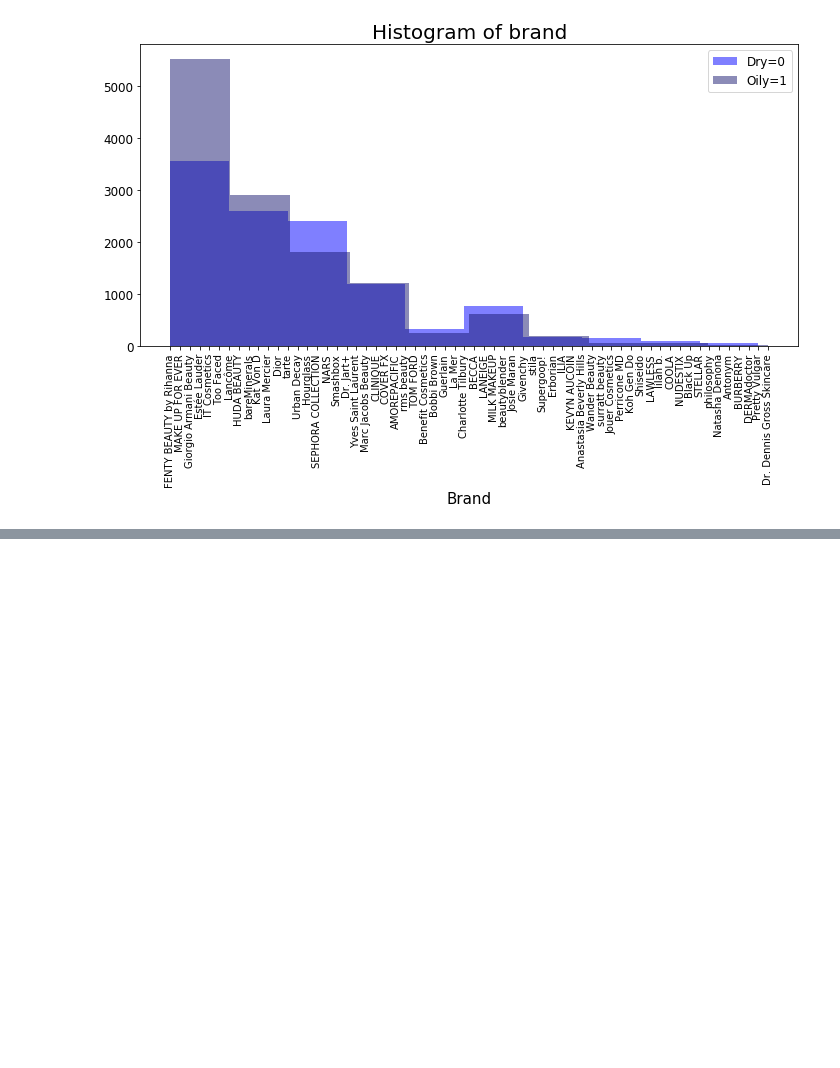
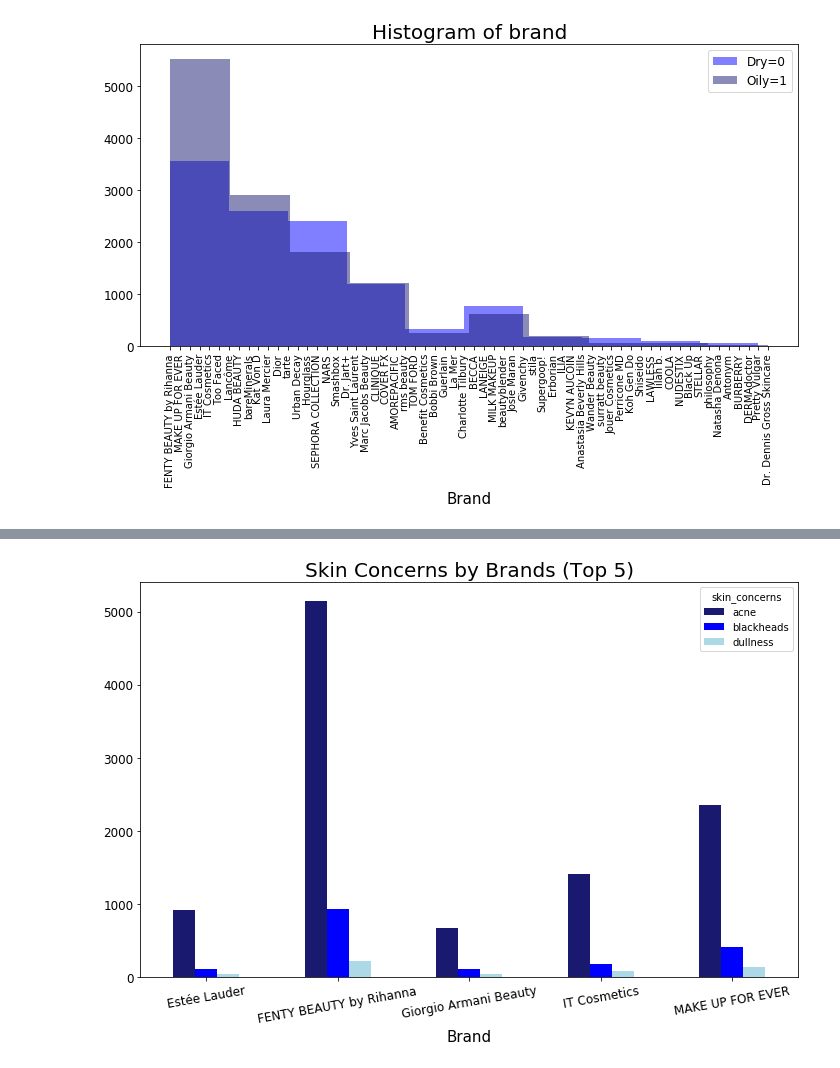
Before and after one commit to nicleong27/Beauty_Reviews, a Jupyter notebook: Sephora-EDA.ipynb, the cells around one changed output, grey strips where cells are left out. Saved outputs shown, nothing was run; the diff lists cells and outputs as text; code cells hidden in the pictures; blank space fills up the shorter version.

Commit message:
more graphs

```diff
--- a/Sephora-EDA.ipynb
+++ b/Sephora-EDA.ipynb
@@ -253,3 +270,16 @@ plt.tight_layout()
 plt.savefig('imgs/brands_hist.png');
 # %% [output]
 [figure]
+# %%
+skin_concerns_df = df_no_na[((df_no_na['skin_concerns'] == 'blackheads') |
+                        (df_no_na['skin_concerns'] == 'acne') |
+                        (df_no_na['skin_concerns'] == 'dullness')) &
+                            ((df_no_na['brand'] == 'FENTY BEAUTY by Rihanna') |
+                           (df_no_na['brand'] == 'MAKE UP FOR EVER') |
+                           (df_no_na['brand'] == 'Giorgio Armani Beauty') |
+                           (df_no_na['brand'] == 'Estée Lauder') |
+                           (df_no_na['brand'] == 'IT Cosmetics'))]
+# %%
+groups = skin_concerns_df.groupby(['brand', 'skin_concerns']).count()['review_text'].sort_values(ascending=False)
+# groups.sort_values()
+groups.head()
@@ -255,0 +294,13 @@ plt.savefig('imgs/brands_hist.png');
+# %%
+ax = groups.unstack().plot(kind='bar', stacked=False, figsize=(10,7), color=['midnightblue','blue', 'lightblue'])
+plt.xticks(rotation=0, fontsize=12)
+plt.title('Skin Concerns by Brands (Top 5)', fontsize=20)
+plt.xlabel('Brand', fontsize=15)
+plt.xticks(rotation=10, fontsize=12)
+plt.yticks(fontsize=12)
+
+plt.tight_layout()
+plt.savefig('imgs/brands_skin_conerns.png');
+# ax = df_no_na.groupby(['brand', 'skin_concerns']).count()['review_text'].unstack().plot(kind='bar', stacked=False, figsize=[15,10])
+# %% [output]
+[figure, added]
```
Also changed, not shown: parts of 12 cells of this notebook.
